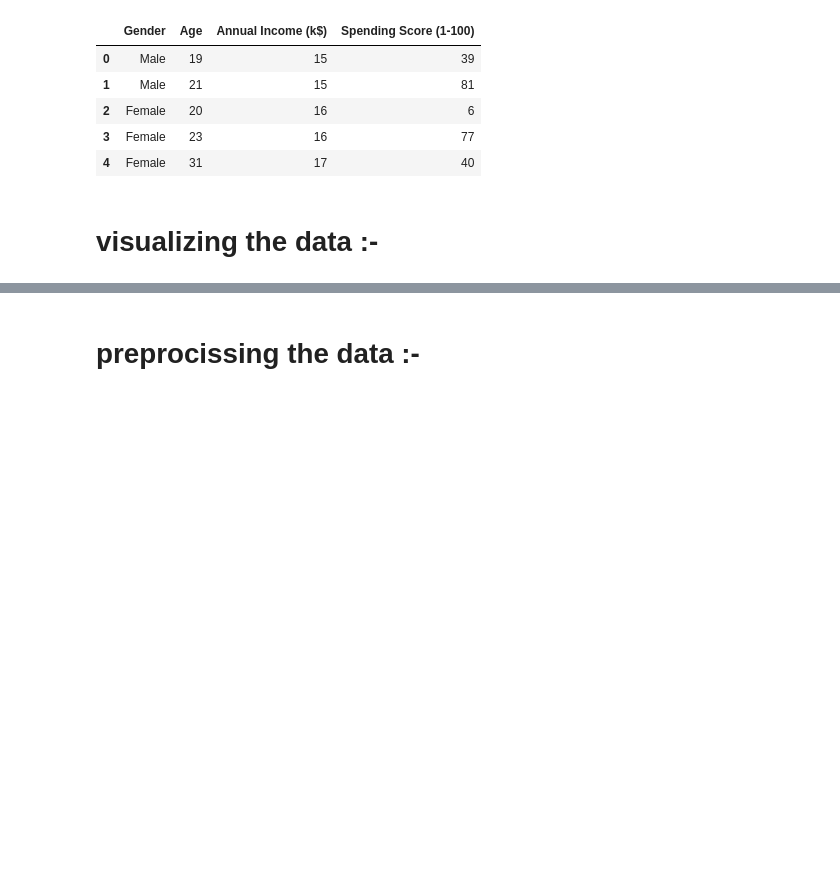
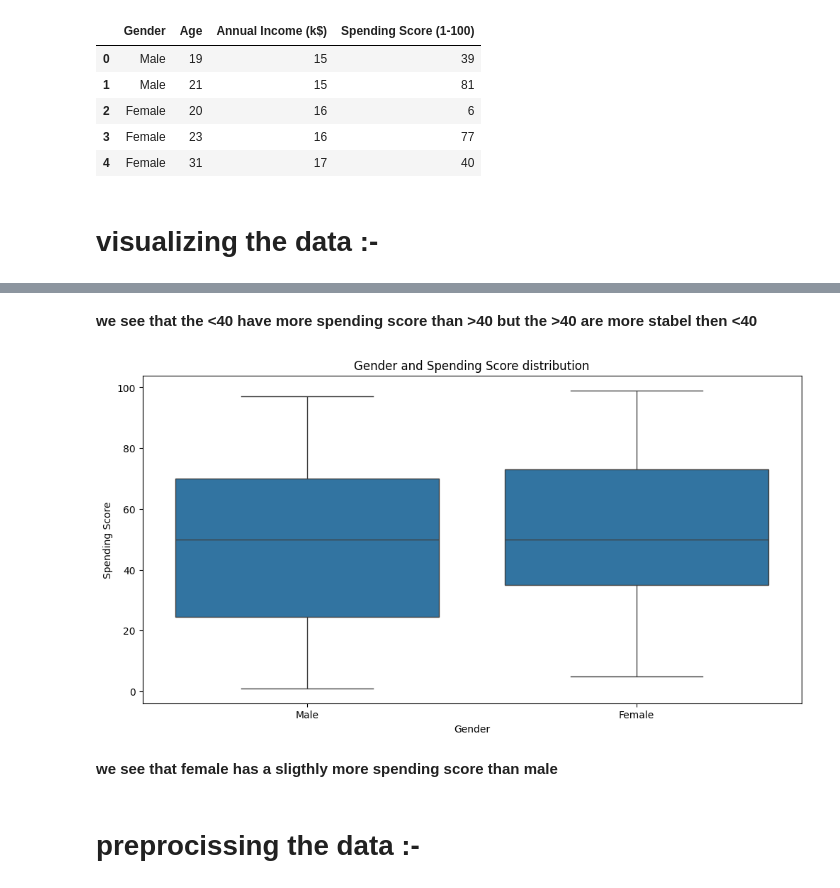
Before and after one commit to YamenRM/Mall-Customer-Segmentaion, a Jupyter notebook: Model.ipynb, the cells around one changed output, grey strips where cells are left out. Drawn from its saved outputs; the diff is of its cells as text; code cells hidden in the pictures; blank space fills up the shorter version.

```diff
--- a/Model.ipynb
+++ b/Model.ipynb
@@ -113,3 +112,17 @@ UFuncTypeError: ufunc 'minimum' did not contain a loop with signature matching t
+# %% [markdown]
+**we see that the <40 have more spending score than >40 but the >40 are more stabel then <40**
+# %%
+# Gender and Spending Score distribution
+plt.figure(figsize=(12, 6))
+sns.boxplot(x= df['Gender'] , y= df['Spending Score (1-100)'])
+plt.title('Gender and Spending Score distribution')
+plt.xlabel('Gender')
+plt.ylabel('Spending Score')
+plt.show()
+# %% [output]
+[figure, added]
+# %% [markdown]
+**we see that female has a sligthly more spending score than male**
 # %% [markdown]
 # preprocissing the data :-
 # %% [markdown]
```
Also changed, not shown: parts of 1 cell of this notebook.
